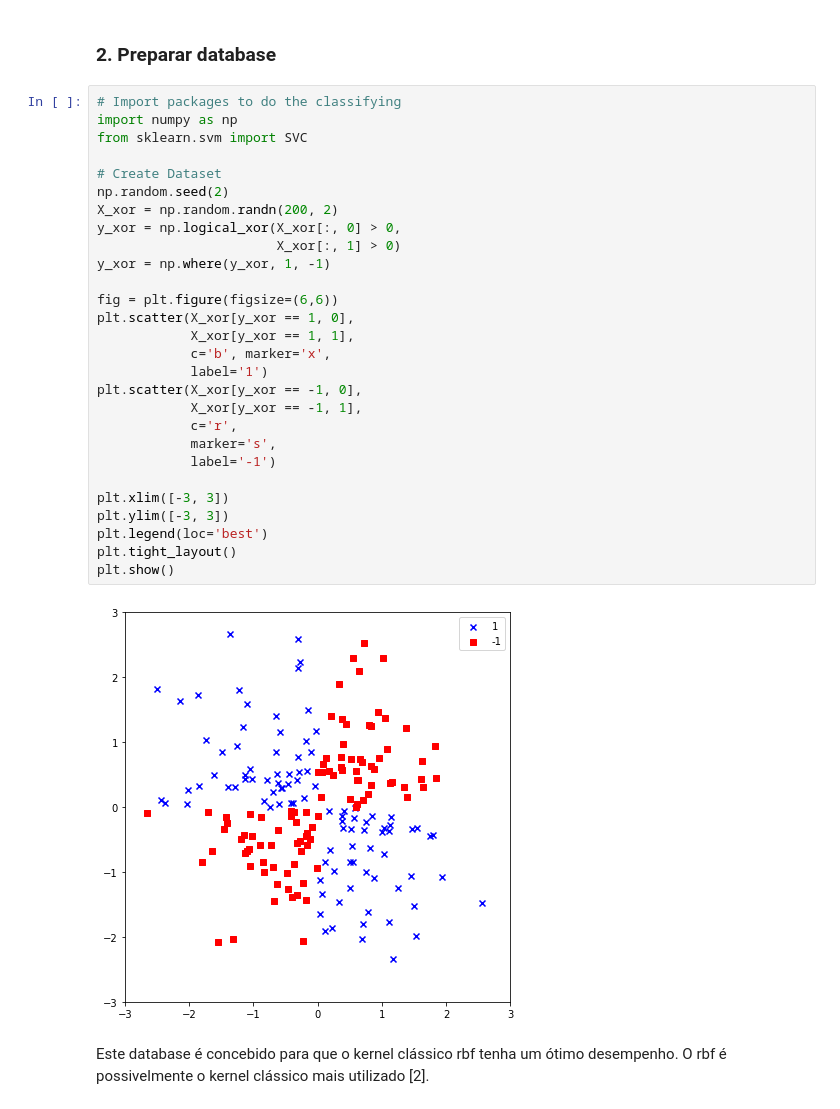
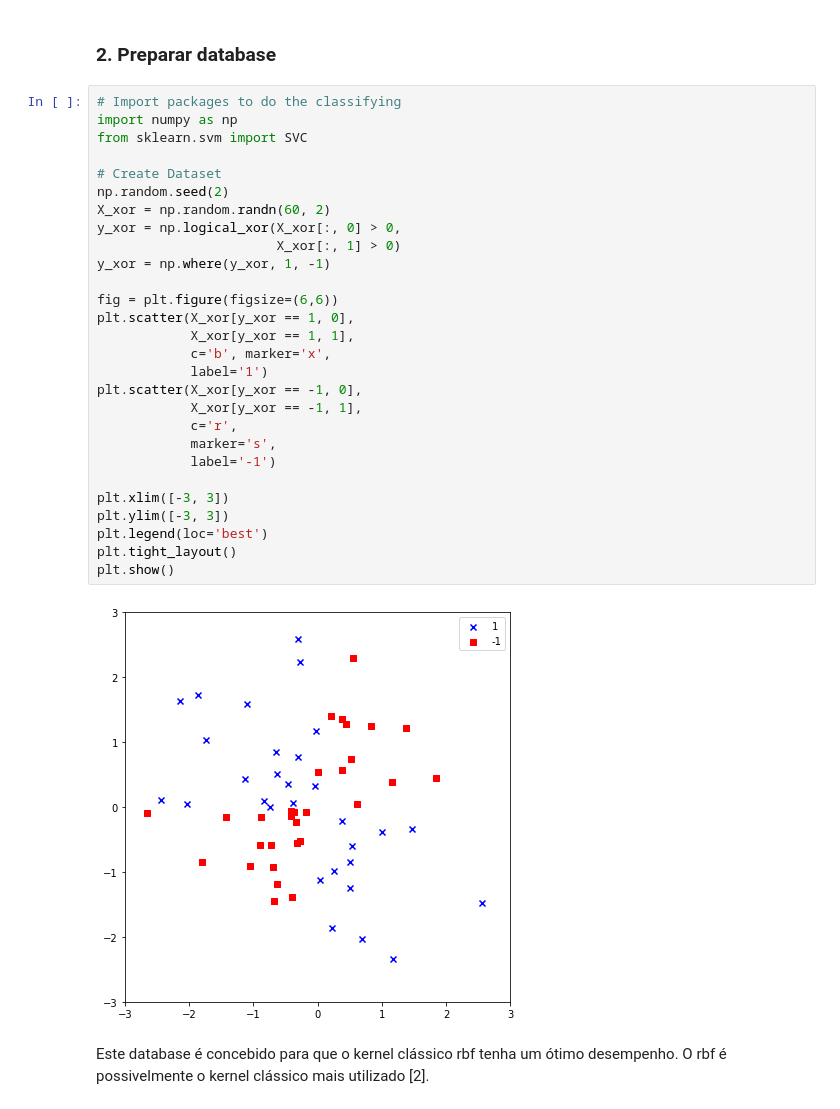
Before and after one commit to jhromeiro/BeerQuantumChallenge, a Jupyter notebook: xorData.ipynb, the cells around one changed output. Saved outputs shown, nothing was run; the diff lists cells and outputs as text.

```diff
--- a/xorData.ipynb
+++ b/xorData.ipynb
@@ -49,33 +49,33 @@ from sklearn.metrics import accuracy_score
 # %%
 # Import packages to do the classifying
 import numpy as np
 from sklearn.svm import SVC
 
 # Create Dataset
 np.random.seed(2)
-X_xor = np.random.randn(200, 2)
+X_xor = np.random.randn(60, 2)
 y_xor = np.logical_xor(X_xor[:, 0] > 0,
                        X_xor[:, 1] > 0)
 y_xor = np.where(y_xor, 1, -1)
 
 fig = plt.figure(figsize=(6,6))
 plt.scatter(X_xor[y_xor == 1, 0],
             X_xor[y_xor == 1, 1],
             c='b', marker='x',
             label='1')
 plt.scatter(X_xor[y_xor == -1, 0],
             X_xor[y_xor == -1, 1],
             c='r',
             marker='s',
             label='-1')
 
 plt.xlim([-3, 3])
 plt.ylim([-3, 3])
 plt.legend(loc='best')
 plt.tight_layout()
 plt.show()
 # %% [output]
-[figure, old version]
+[figure, new version]
 # %% [markdown]
 Este database é concebido para que o kernel clássico rbf tenha um ótimo desempenho. O rbf é possivelmente o kernel clássico mais utilizado [2].
 # %% [markdown]
```
Also changed, not shown: parts of 6 cells of this notebook, 1 other file.
